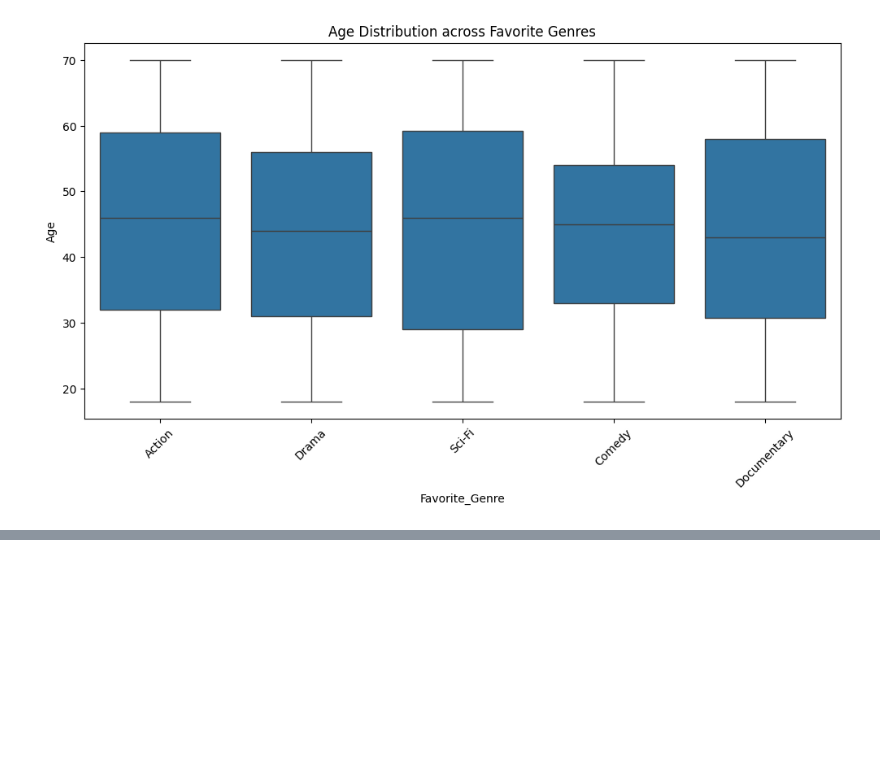
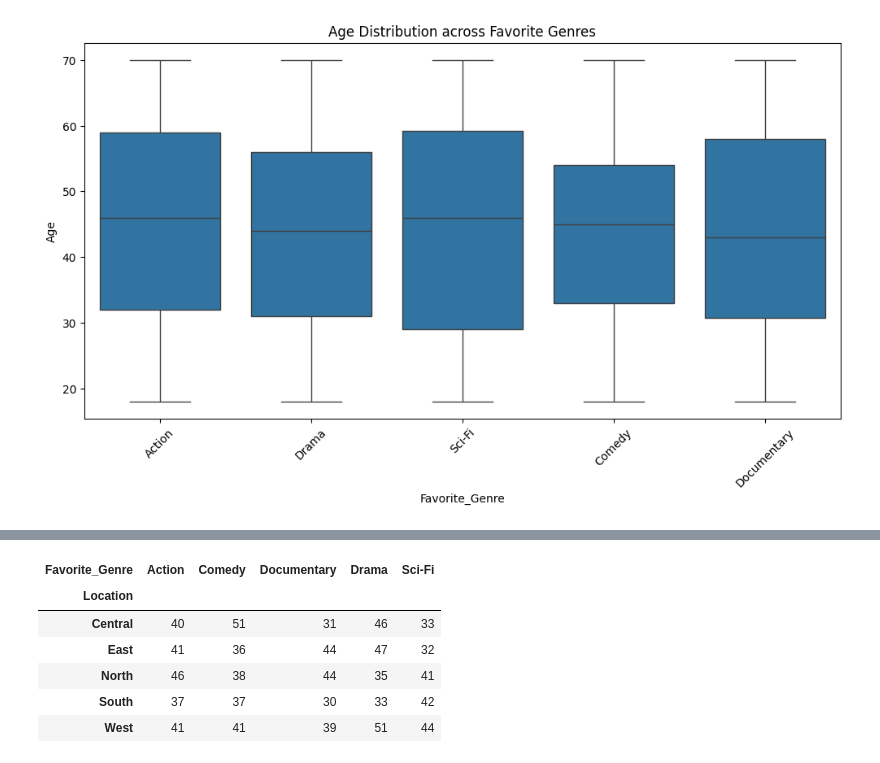
Before and after one commit to richard2323233/schulich_data_science, a Jupyter notebook: assignment 1.ipynb, the cells around one changed output, grey strips where cells are left out. Cells and saved outputs as stored; diff of their text form; code cells hidden in the pictures; blank space fills up the shorter version.

```diff
--- a/assignment 1.ipynb
+++ b/assignment 1.ipynb
@@ -473,0 +508,10 @@ The average age is: 44.38 years old
+# %%
+location_genre_crosstab
+# %% [output]
+| Favorite_Genre | Action | Comedy | Documentary | Drama | Sci-Fi |
+| Location |  |  |  |  |  |
+| Central | 40 | 51 | 31 | 46 | 33 |
+| East | 41 | 36 | 44 | 47 | 32 |
+| North | 46 | 38 | 44 | 35 | 41 |
+| South | 37 | 37 | 30 | 33 | 42 |
+| West | 41 | 41 | 39 | 51 | 44 |
```
Also changed, not shown: parts of 27 cells of this notebook.
